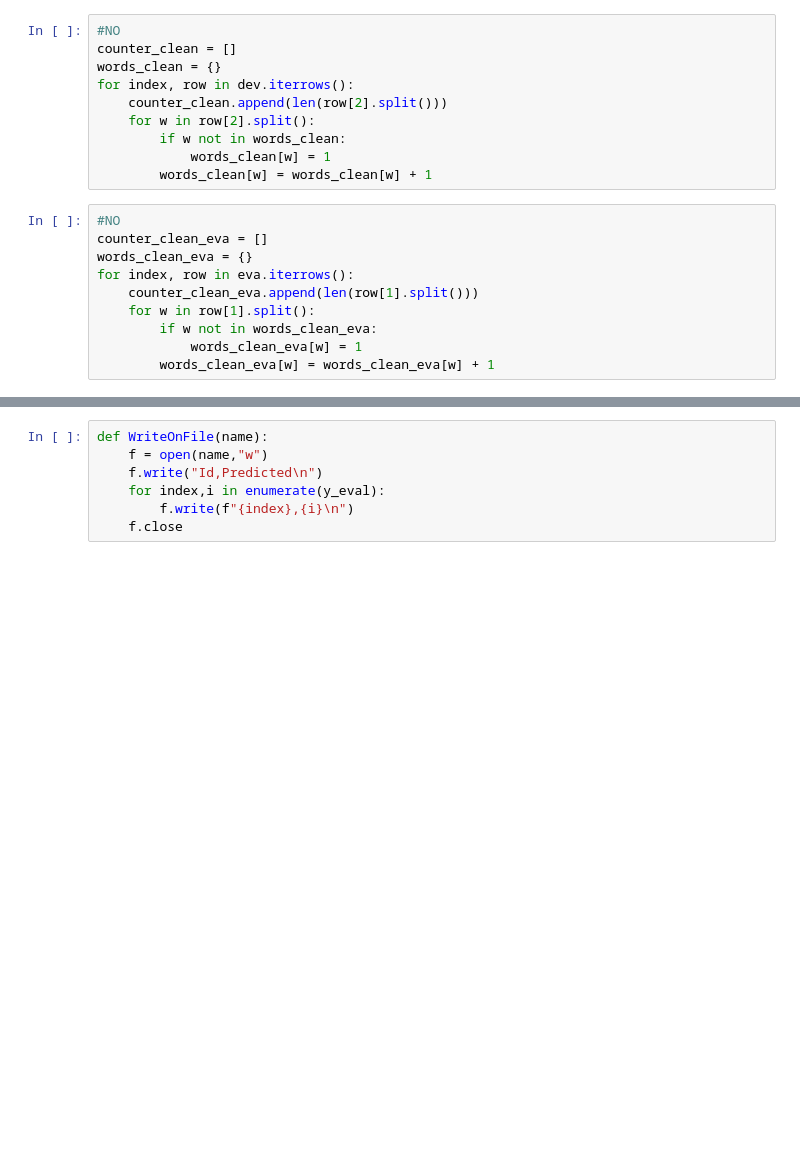
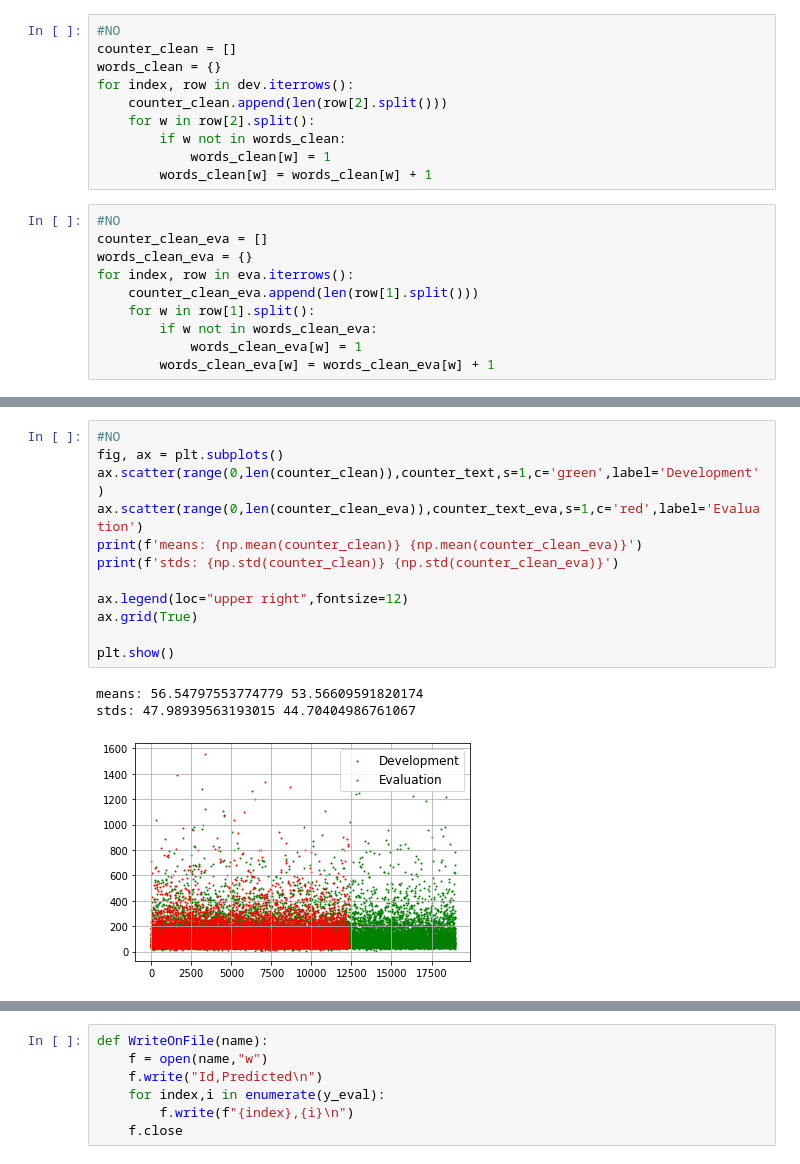
Before and after one commit to MauriVass/DataScienceCourseExam, a Jupyter notebook: Exam.ipynb, the cells around one changed output, grey strips where cells are left out. Cells and saved outputs as stored; diff of their text form; blank space fills up the shorter version.

```diff
--- a/Exam.ipynb
+++ b/Exam.ipynb
@@ -285,0 +196,16 @@ f1 Score: 0.9581394663683391
+# %%
+#NO
+fig, ax = plt.subplots()
+ax.scatter(range(0,len(counter_clean)),counter_text,s=1,c='green',label='Development')
+ax.scatter(range(0,len(counter_clean_eva)),counter_text_eva,s=1,c='red',label='Evaluation')
+print(f'means: {np.mean(counter_clean)} {np.mean(counter_clean_eva)}')
+print(f'stds: {np.std(counter_clean)} {np.std(counter_clean_eva)}')
+
+ax.legend(loc="upper right",fontsize=12)
+ax.grid(True)
+
+plt.show()
+# %% [output]
+means: 56.54797553774779 53.56609591820174
+stds: 47.98939563193015 44.70404986761067
+[figure, added]
```
Also changed, not shown: parts of 72 cells of this notebook, 2 other files.
